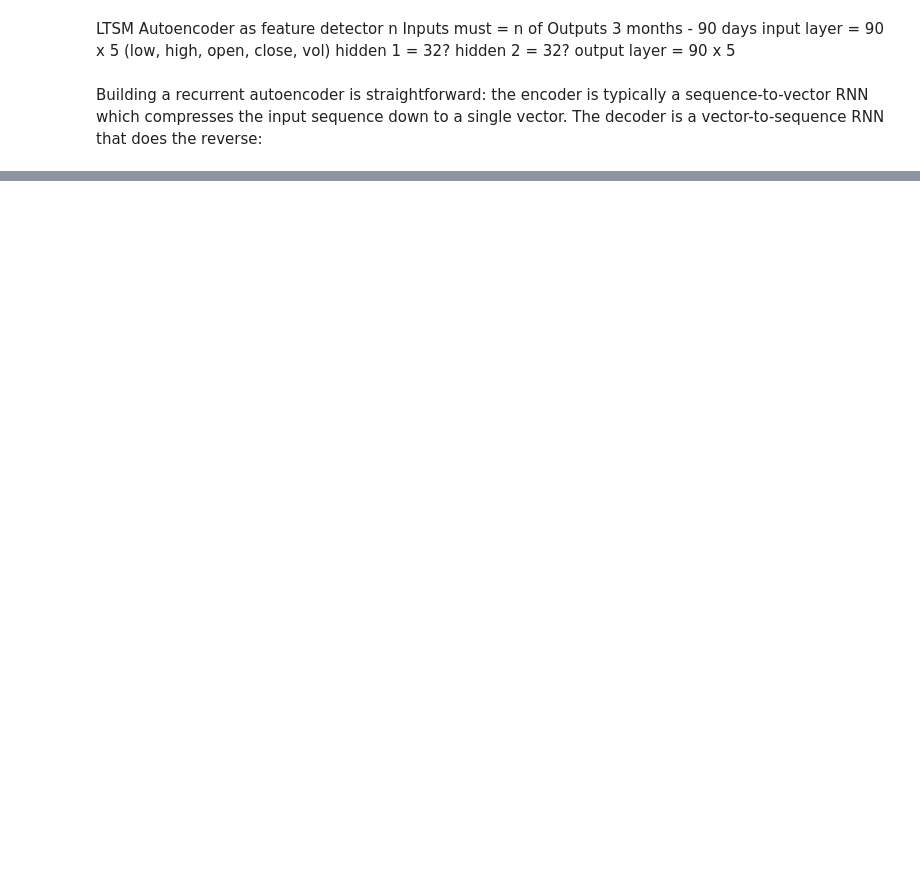
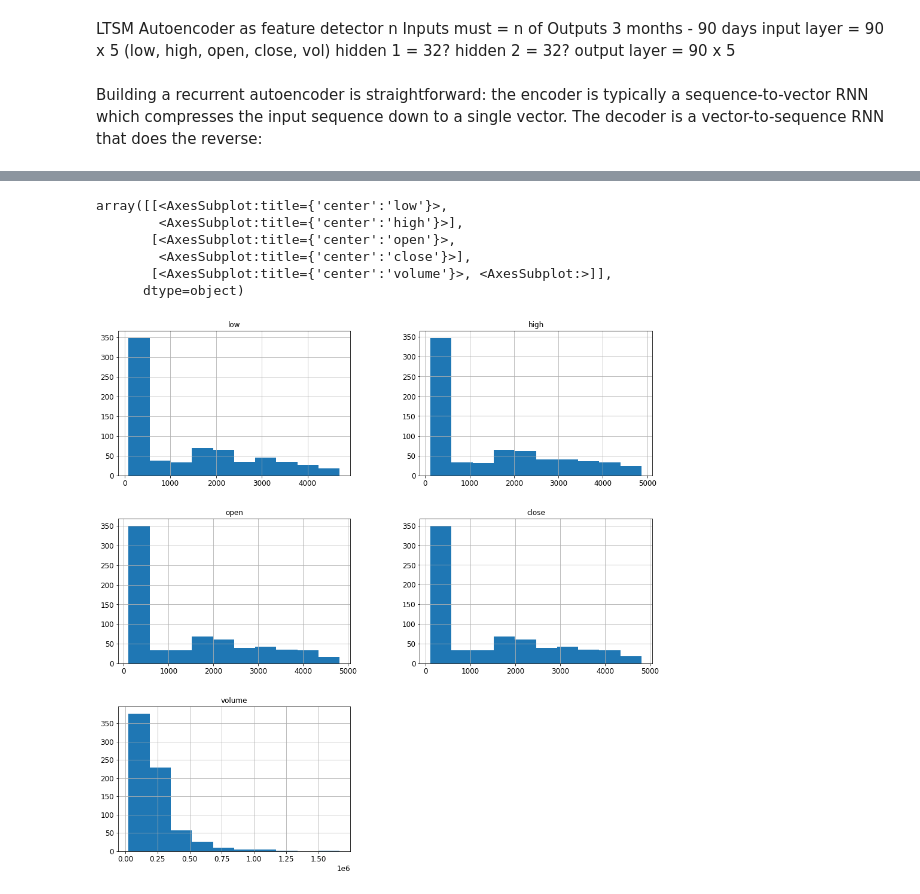
Before and after one commit to lohs/crypto-drl, a Jupyter notebook: neural_network/deep-learning.ipynb, the cells around one changed output, grey strips where cells are left out. Drawn from its saved outputs; the diff is of its cells as text; code cells hidden in the pictures; blank space fills up the shorter version.

```diff
--- a/neural_network/deep-learning.ipynb
+++ b/neural_network/deep-learning.ipynb
@@ -63,3 +72,18 @@ Total params: 111,025
 Trainable params: 111,025
 Non-trainable params: 0
 _________________________________________________________________
+# %%
+daily_eth = pd.read_csv('../data/ETH-USD_hr_24.csv', sep=',')
+#daily_eth["time"] = pd.to_datetime(daily_eth['time'], unit='s')
+# %%
+X_train = daily_eth.iloc[1:, 1:]
+# %%
+X_train.hist(figsize=(16, 16))
+# %% [output]
+array([[<AxesSubplot:title={'center':'low'}>,
+        <AxesSubplot:title={'center':'high'}>],
+       [<AxesSubplot:title={'center':'open'}>,
+        <AxesSubplot:title={'center':'close'}>],
+       [<AxesSubplot:title={'center':'volume'}>, <AxesSubplot:>]],
+      dtype=object)
+[figure, added]
```
Also changed, not shown: parts of 9 cells of this notebook.
